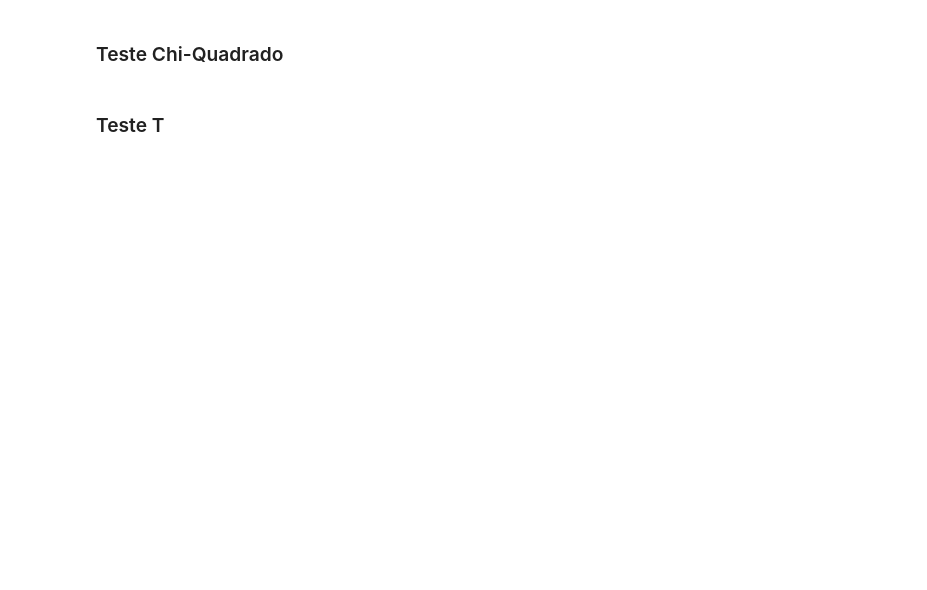
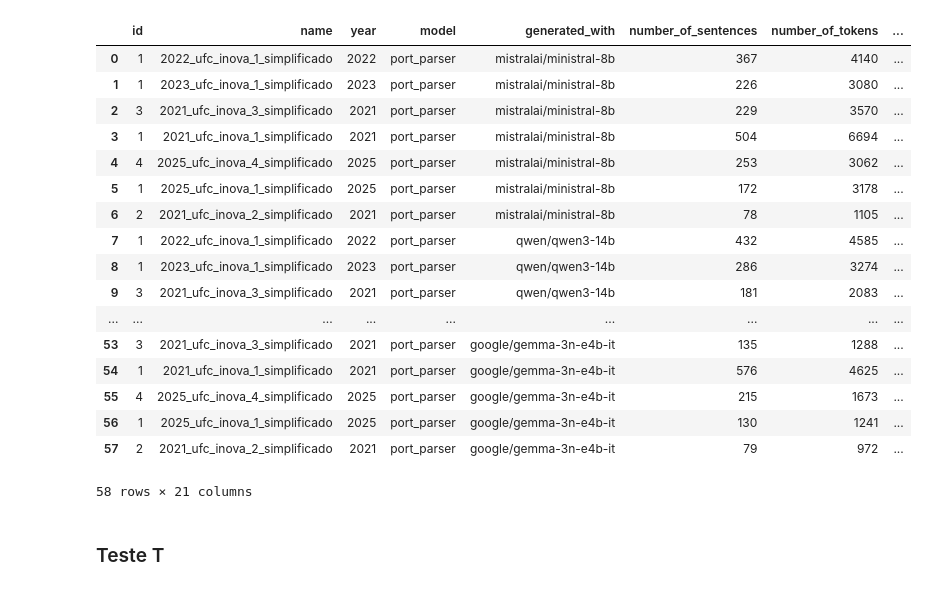
Before and after one commit to Joao-Pedro-P-Holanda/text-simplification, a Jupyter notebook: comparsion-indexes.ipynb, the cells around one changed output. Drawn from its saved outputs; the diff is of its cells as text; code cells hidden in the pictures; blank space fills up the shorter version.

```diff
--- a/comparsion-indexes.ipynb
+++ b/comparsion-indexes.ipynb
@@ -11,8 +10,3 @@ scaler = MinMaxScaler()
 generated_simplified = pd.read_csv(base_folder / 'generated-simplified.csv')
 reference_simplified  = pd.read_csv(base_folder / 'reference-simplified.csv')
 reference_complete = pd.read_csv(base_folder / 'reference-complete.csv')
-# %%
-reference = pd.concat([reference_complete,reference_simplified])
-reference = reference[reference["model"]!= "pt_core_news_lg"]
-
-generated_simplified = generated_simplified[generated_simplified["model"]!= "pt_core_news_lg"]
@@ -21,9 +13,32 @@ merged = reference.merge(generated_simplified,on='name',how='inner',suffixes=(""
+# %%
+generated_simplified["name"] = generated_simplified["name"].str.replace("_stripped.predicted","_simplificado")
+reference_simplified["name"] = reference_simplified["name"].str.replace("_stripped.predicted","")
+reference_complete["name"] = reference_complete["name"].str.replace("_stripped.predicted","")
+# %%
+generated_simplified
+# %% [output]
+|  | id | name | year | model | generated_with | number_of_sentences | number_of_tokens | ... |
+| 0 | 1 | 2022_ufc_inova_1_simplificado | 2022 | port_parser | mistralai/ministral-8b | 367 | 4140 | ... |
+| 1 | 1 | 2023_ufc_inova_1_simplificado | 2023 | port_parser | mistralai/ministral-8b | 226 | 3080 | ... |
+| 2 | 3 | 2021_ufc_inova_3_simplificado | 2021 | port_parser | mistralai/ministral-8b | 229 | 3570 | ... |
+| 3 | 1 | 2021_ufc_inova_1_simplificado | 2021 | port_parser | mistralai/ministral-8b | 504 | 6694 | ... |
+| 4 | 4 | 2025_ufc_inova_4_simplificado | 2025 | port_parser | mistralai/ministral-8b | 253 | 3062 | ... |
+| 5 | 1 | 2025_ufc_inova_1_simplificado | 2025 | port_parser | mistralai/ministral-8b | 172 | 3178 | ... |
+| 6 | 2 | 2021_ufc_inova_2_simplificado | 2021 | port_parser | mistralai/ministral-8b | 78 | 1105 | ... |
+| 7 | 1 | 2022_ufc_inova_1_simplificado | 2022 | port_parser | qwen/qwen3-14b | 432 | 4585 | ... |
+| 8 | 1 | 2023_ufc_inova_1_simplificado | 2023 | port_parser | qwen/qwen3-14b | 286 | 3274 | ... |
+| 9 | 3 | 2021_ufc_inova_3_simplificado | 2021 | port_parser | qwen/qwen3-14b | 181 | 2083 | ... |
+| ... | ... | ... | ... | ... | ... | ... | ... | ... |
+| 53 | 3 | 2021_ufc_inova_3_simplificado | 2021 | port_parser | google/gemma-3n-e4b-it | 135 | 1288 | ... |
+| 54 | 1 | 2021_ufc_inova_1_simplificado | 2021 | port_parser | google/gemma-3n-e4b-it | 576 | 4625 | ... |
+| 55 | 4 | 2025_ufc_inova_4_simplificado | 2025 | port_parser | google/gemma-3n-e4b-it | 215 | 1673 | ... |
+| 56 | 1 | 2025_ufc_inova_1_simplificado | 2025 | port_parser | google/gemma-3n-e4b-it | 130 | 1241 | ... |
+| 57 | 2 | 2021_ufc_inova_2_simplificado | 2021 | port_parser | google/gemma-3n-e4b-it | 79 | 972 | ... |
+58 rows × 21 columns
 # %%
 scale_readability_cols = ['flesch_ease','gulpease']
 grade_level_readability_cols = ['flesch_kincaid','ari','gunning_fog','coleman_liau']
 metrics_cols = scale_readability_cols + grade_level_readability_cols
-# %% [markdown]
-### Teste Chi-Quadrado
 # %% [markdown]
 ### Teste T
 # %%
```
Also changed, not shown: parts of 4 cells of this notebook, 1 other file.
